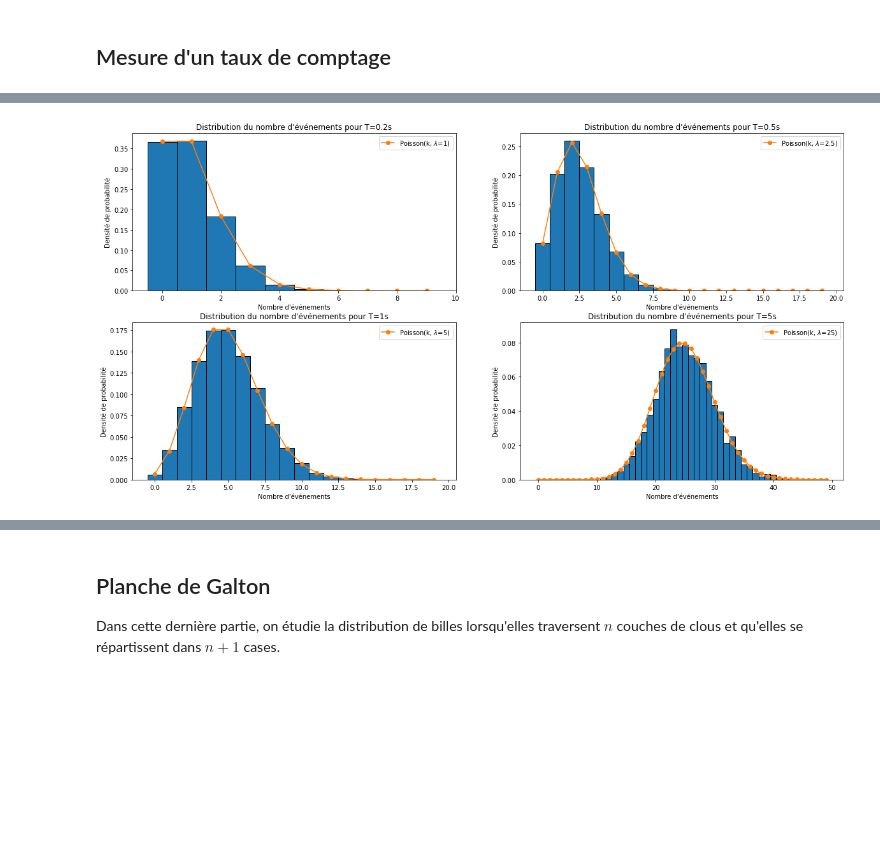
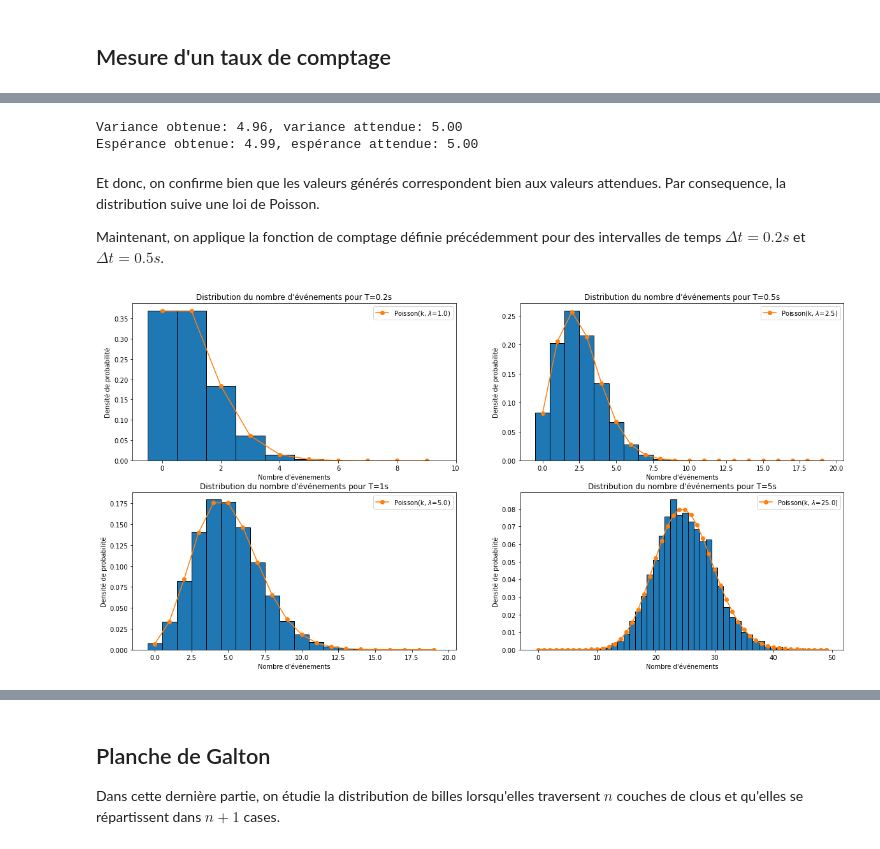
Before and after one commit to kmiloarguello/kmiloarguello.github.io, a Jupyter notebook: phyca/content/LU2PY215/TP/TP3/TP3_PhysiqueExpérimentale.ipynb, the cells around one changed output, grey strips where cells are left out. Cells and saved outputs as stored; diff of their text form; code cells hidden in the pictures; blank space fills up the shorter version.

```diff
--- a/phyca/content/LU2PY215/TP/TP3/TP3_PhysiqueExpérimentale.ipynb
+++ b/phyca/content/LU2PY215/TP/TP3/TP3_PhysiqueExpérimentale.ipynb
@@ -121,9 +127,9 @@ Maintenant on peut compter le nombre d'événements par seconde et voir la distr
 # %%
 def count_events(times, dt=1):
-    # Create an array of time intervals
+    """
+    Fonction pour compter le nombre d'événements dans chaque intervalle de temps.
+    """
     intervals = np.arange(np.floor(np.min(times)), np.ceil(np.max(times))+1, dt)
-
-    # Count the number of events in each interval
     event_counts = np.histogram(times, bins=intervals)[0]
 
     return event_counts
@@ -145,23 +157,45 @@ plt.show()
+# %%
+# Variance
+variance = np.var(event_time)
+
+# Espérance
+esperance = np.mean(event_time)
+
+print("Variance obtenue: {:.2f}, variance attendue: {:.2f}".format(variance, mu))
+print("Espérance obtenue: {:.2f}, espérance attendue: {:.2f}".format(esperance, mu))
+# %% [output]
+Variance obtenue: 4.96, variance attendue: 5.00
+Espérance obtenue: 4.99, espérance attendue: 5.00
+# %% [markdown]
+Et donc, on confirme bien que les valeurs générés correspondent bien aux valeurs attendues. Par consequence, la distribution suive une loi de Poisson.
+
+Maintenant, on applique la fonction de comptage définie précédemment pour des intervalles de temps $\Delta t = 0.2s$ et $\Delta t = 0.5s$.
 # %%
 N = 10
 Ts = [0.2, 0.5, 1, 5] # liste de temps
 bins_numbers = [10, 20, 20, 50] # nombre de bins
-lambdas = [1,2.5,5,25] # liste de lambdas or mu_s
+
+moyennes = list()
+variances = list()
 
 fig, axes = plt.subplots(2, 2, figsize=(20, 10))
 
 for i, ax in enumerate(axes.flatten()):
   event_times = count_events(calculate_temps(h_x), Ts[i])
   ax.hist(event_times, bins=np.arange(-0.5, bins_numbers[i], 1), ec="black", density = True)
 
-  mu = lambdas[i]
+  mu = Ts[i]/T
   ks = [k for k in range(0,bins_numbers[i])]
   ax.plot(ks,poisson.pmf(ks, mu),"-",marker="o",label="Poisson(k, $\lambda$="+str(mu)+")")
 
   ax.set_title('Distribution du nombre d\'événements pour T='+str(Ts[i])+'s')
   ax.set_ylabel('Densité de probabilité')
   ax.set_xlabel('Nombre d\'événements')
   ax.legend()
+
+  moyennes.append(np.mean(event_times))
+  variances.append(np.var(event_times))
+
 plt.show()
 # %% [output]
-[figure, old version]
+[figure, new version]
```
Also changed, not shown: parts of 11 cells of this notebook, 40 other files.
